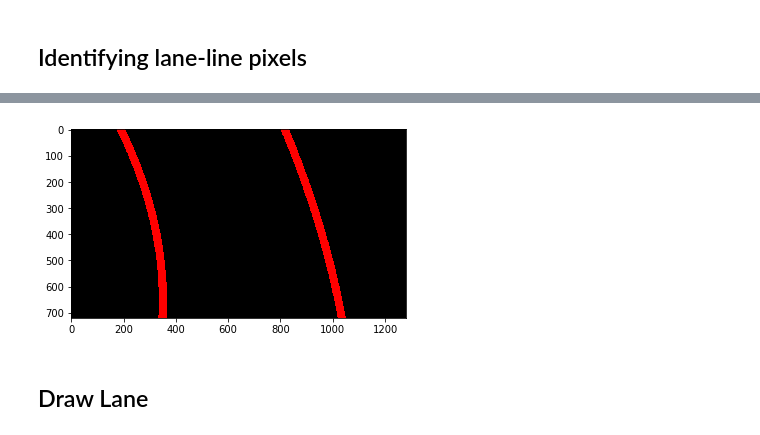
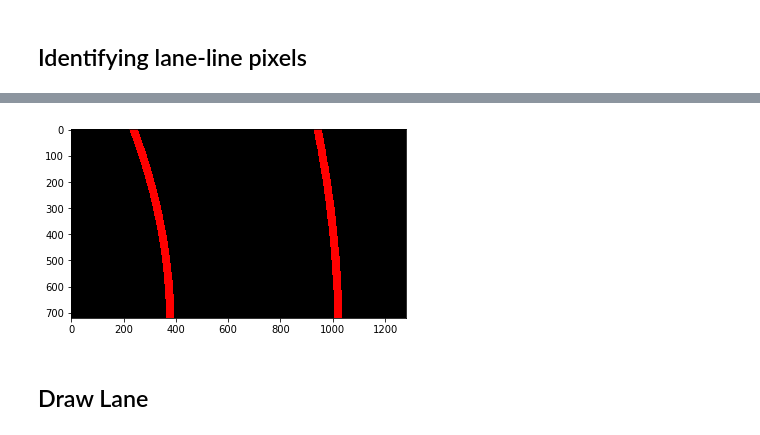
Before and after one commit to Ozi97/CarND-Advanced-Lane-Lines, a Jupyter notebook: ALane.ipynb, the cells around one changed output, grey strips where cells are left out. Cells and saved outputs as stored; diff of their text form; code cells hidden in the pictures.

```diff
--- a/ALane.ipynb
+++ b/ALane.ipynb
@@ -262,8 +278,8 @@ plt.show()
 # %%
 def ROI(image):
 
-    top_left = (image.shape[1] * 0.4 , image.shape[0]/2)
-    top_right = (image.shape[1] * 0.45 , image.shape[0]/1.95)
+    top_left = (image.shape[1] * 0.50 , image.shape[0]/2)
+    top_right = (image.shape[1] * 0.52 , image.shape[0]/1.95)
 
     bottom_left = (image.shape[1] * 0.15, image.shape[0])
     bottom_right = (image.shape[1] * 0.93, image.shape[0])
@@ -416,17 +432,16 @@ def transformation_matrix(image, compute_pts = False ):
         dst = np.array([[line_left[0][0], top], [line_right[0][0], top], line_right[0], line_left[0]],np.float32)
 
     else:
-
-        src = np.array([[585, 455],
-                [705, 455],
-                [1100, 680],
-                [250 , 700]], np.float32)
-
-        dst = np.array([[300 ,100],
-                [1000, 100],
-                [1000, 720],
-                [300, 720]], np.float32)
-
+        src = np.float32([
+    [585,460],
+    [203,720],
+    [1127,720],
+    [695,460]])
+        dst = np.float32([
+    [320,0],
+    [320,720],
+    [960,720],
+    [960,0]])
 
     # Compute the perspective transformation matrix
     Mat = cv2.getPerspectiveTransform(src, dst)
@@ -540,9 +602,10 @@ plt.axis('off')
 # %%
 def draw_curves(image):
 
+
+    global left_fit, right_fit, left_poly_list, right_poly_list
     blank_image = get_blank_image(image)
-
-    left_px, right_px, left_base, right_base,window_l, window_r = get_lane_px(image)
+    left_px,right_px, left_base, right_base, window_l, window_r = get_lane_px(image)
     l_y, l_x = left_px
     r_y, r_x = right_px
     #print(r_x)
@@ -550,6 +613,8 @@ def draw_curves(image):
     # Second Order Polynomial to fit pixels
     left_lane = np.polyfit(l_y, l_x, 2)
     right_lane = np.polyfit(r_y, r_x, 2)
+    left_poly_list = np.array([left_lane])
+    right_poly_list = np.array([right_lane])
 
     func_l = np.poly1d(left_lane)
     func_r = np.poly1d(right_lane)
@@ -580,6 +645,16 @@ def draw_curves(image):
     left_fit = np.polyfit(lefty, leftx, 2)
     right_fit = np.polyfit(righty, rightx, 2)
 
+
+
+    #Average up to the last 10 frames
+    left_poly_list = np.concatenate((left_poly_list,[left_fit]),axis=0)[-10:]
+    right_poly_list = np.concatenate((right_poly_list,[right_fit]),axis=0)[-10:]
+    left_fit = np.average(left_poly_list,axis=0)
+    right_fit = np.average(right_poly_list,axis=0)
+
+
+
     # Generate x and y values for plotting
 
     left_fitx = left_fit[0]*ploty**2 + left_fit[1]*ploty + left_fit[2]
@@ -590,35 +665,36 @@ def draw_curves(image):
 
     x  = list(range(0,image.shape[0]))
 
     #left = list(map(int, func_l(x)))
     left  = left_fitx
     right = right_fitx
     #right = list(map(int, func_r(x)))
 
+
     #left = np.meshgrid(x, left)
     #l_positions = np.vstack(map(np.ravel, g))
     #left_coord  = l_positions.reshape((-1,1,2))
+
 
     left_coord = np.array([[_left,_x] for _x, _left in zip(x, left)])
     right_coord = np.array([[_right,_x] for _x, _right in zip(x, right)])
 
     left_coord = left_coord.reshape((-1,1,2))
     right_coord = right_coord.reshape((-1,1,2))
 
 
     cv2.polylines(blank_image, np.int32([left_coord]), False, color=(255,0,0), thickness=30)
 
     cv2.polylines(blank_image, np.int32([right_coord]), False, color=(255,0,0), thickness=30)
 
     #plt.imshow(blank_image)
-
     return left_coord, right_coord, left, right, left_base, right_base, blank_image
 
 a,b,c,d,e,f,g = draw_curves(P_img)
 plt.imshow(g)
 plt.show()
 # %% [output]
-[figure, old version]
+[figure, new version]
 # %%
 def get_curvature(pixels):
 
```
Also changed, not shown: parts of 13 cells of this notebook, 1 other file.
